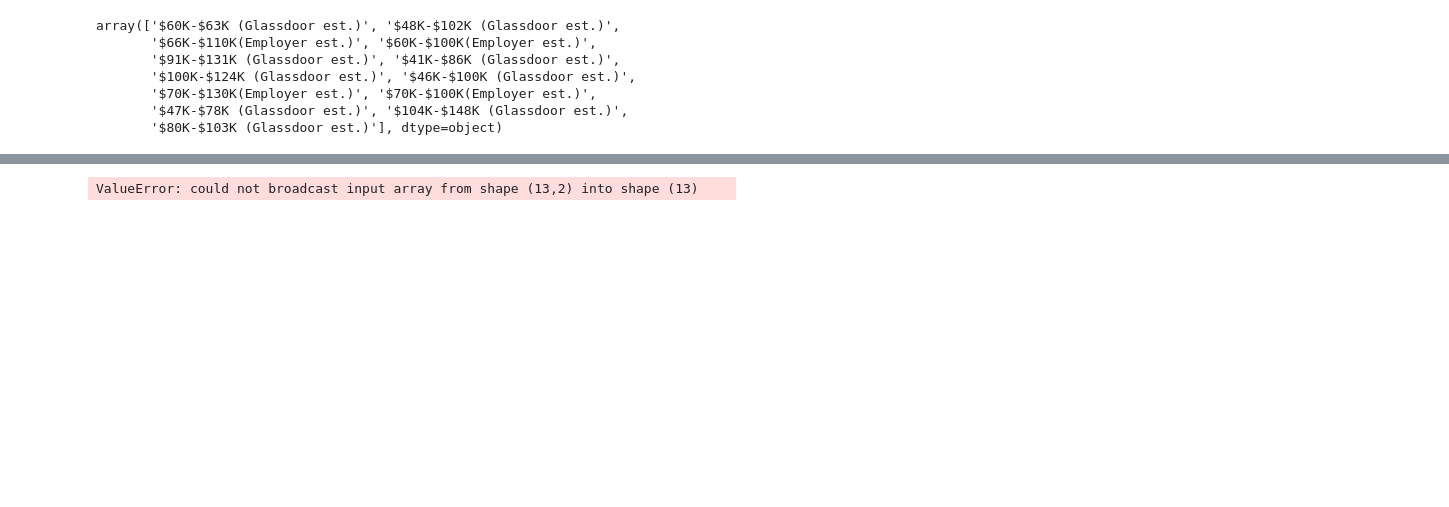
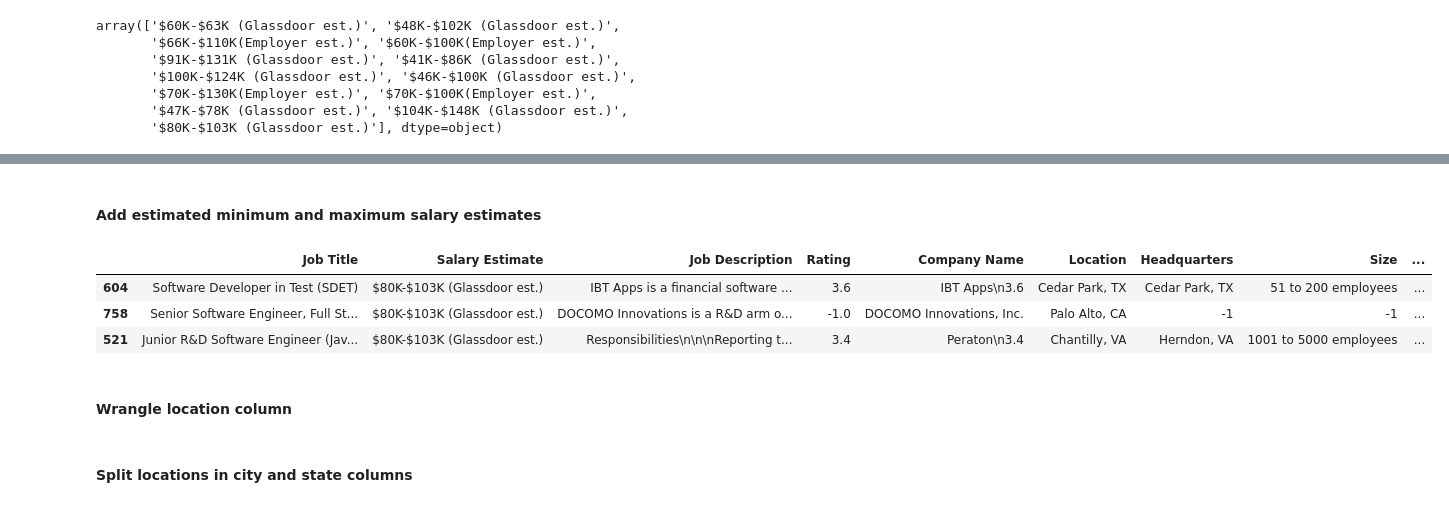
Before and after one commit to damehero/COGS108_Repo, a Jupyter notebook: FinalProject_group62.ipynb, the cells around one changed output, grey strips where cells are left out. Saved outputs shown, nothing was run; the diff lists cells and outputs as text; code cells hidden in the pictures; blank space fills up the shorter version.

```diff
--- a/FinalProject_group62.ipynb
+++ b/FinalProject_group62.ipynb
@@ -233,3 +99,0 @@ df_cs
-# %%
-df_cs['state_simp'] = df_cs['Location'].apply(get_state)
-df_cs
@@ -341,5 +100,35 @@ ax = df_minmax.plot.bar(rot=0)
-# %%
-g = sns.catplot(x="MAX", y="MIN",  data=df_minmax,
-                height=1, kind="bar", palette="muted")
-# %% [output]
-ValueError: could not broadcast input array from shape (13,2) into shape (13)
+# %%
+def salary_simplified(salary):
+    salary_simp = salary.split('(')[0].replace('K','').replace('$','')
+    minimum = int(salary_simp.split('-')[0])
+    maximum = int(salary_simp.split('-')[1])
+    return minimum, maximum
+# %%
+salary_ranges = df_cs['Salary Estimate'].apply(salary_simplified)
+# %% [markdown]
+#### Add estimated minimum and maximum salary estimates
+# %%
+def get_vals(salary_ranges):
+
+    min_values = []
+    for i in salary_ranges:
+        min_val = i[0]
+        min_values.append(min_val)
+
+    max_values = []
+    for i in salary_ranges:
+        max_val = i[1]
+        max_values.append(max_val)
+
+    return min_values, max_values
+# %%
+df_cs['Minimum Estimate'] = get_vals(salary_ranges)[0]
+df_cs['Maximum Estimate'] = get_vals(salary_ranges)[1]
+df_cs.sample(3)
+# %% [output]
+|  | Job Title | Salary Estimate | Job Description | Rating | Company Name | Location | Headquarters | Size | ... |
+| 604 | Software Developer in Test (SDET) | $80K-$103K (Glassdoor est.) | IBT Apps is a financial software ... | 3.6 | IBT Apps\n3.6 | Cedar Park, TX | Cedar Park, TX | 51 to 200 employees | ... |
+| 758 | Senior Software Engineer, Full St... | $80K-$103K (Glassdoor est.) | DOCOMO Innovations is a R&D arm o... | -1.0 | DOCOMO Innovations, Inc. | Palo Alto, CA | -1 | -1 | ... |
+| 521 | Junior R&D Software Engineer (Jav... | $80K-$103K (Glassdoor est.) | Responsibilities\n\n\nReporting t... | 3.4 | Peraton\n3.4 | Chantilly, VA | Herndon, VA | 1001 to 5000 employees | ... |
+# %% [markdown]
+#### Wrangle location column
@@ -345,0 +147,2 @@ ValueError: could not broadcast input array from shape (13,2) into shape (13)
+# %% [markdown]
+#### Split locations in city and state columns
```
Also changed, not shown: parts of 47 cells of this notebook, 3 other files.
